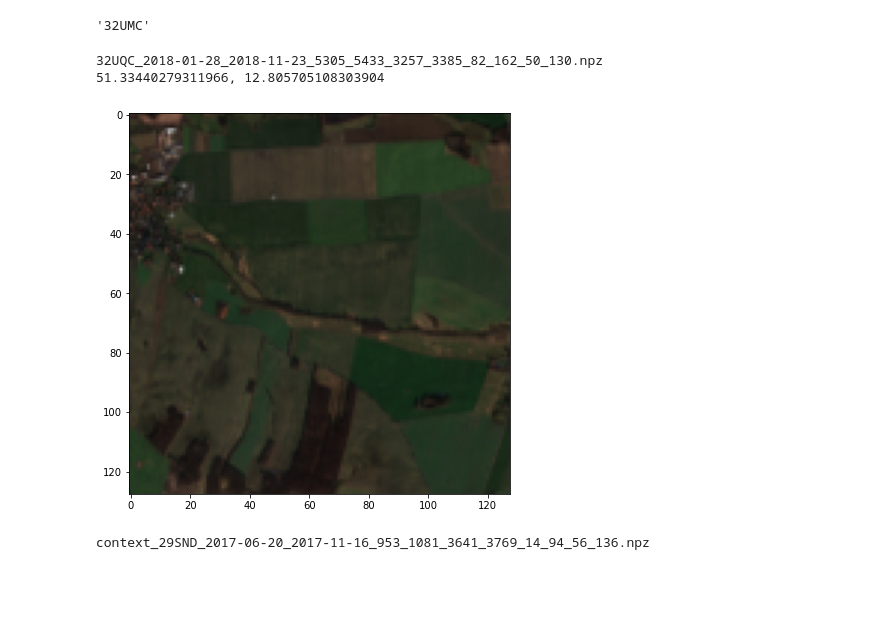
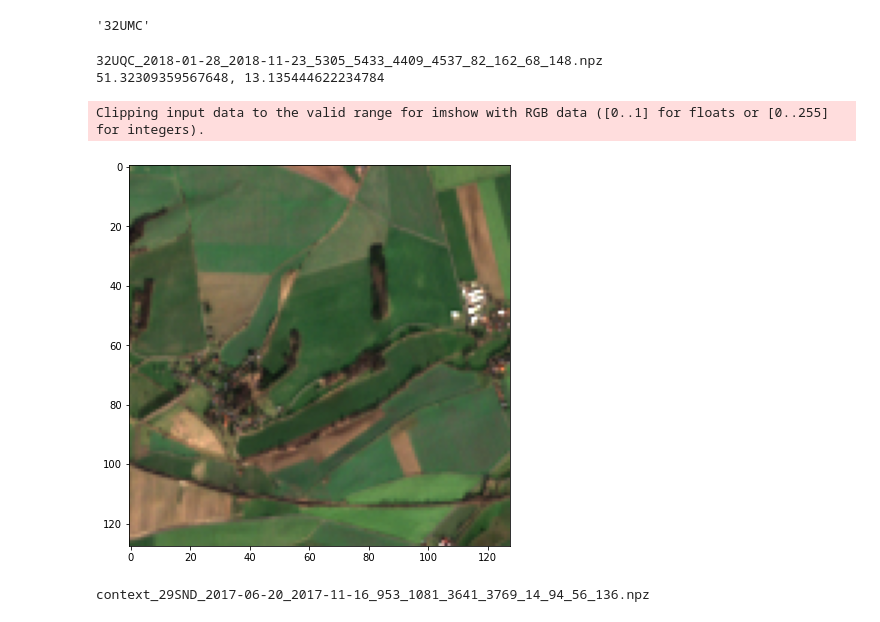
Before and after one commit to rudolfwilliam/satellite_image_forecasting, a Jupyter notebook: demos/data_observation_demo.ipynb, the cells around one changed output. Cells and saved outputs as stored; diff of their text form; code cells hidden in the pictures; blank space fills up the shorter version.

```diff
--- a/demos/data_observation_demo.ipynb
+++ b/demos/data_observation_demo.ipynb
@@ -156,26 +165,27 @@ NEWCOORD = {
     }
 }
 # %%
-ind = 2
+ind = 1
 print(filenames[ind][8:])
 coord = mc(filenames[ind][8:])
 print("{0}, {1}".format(coord[3],coord[0]))
 
 sample = np.load(os.path.join(context , filenames[ind]))
 hrd = sample['highresdynamic']
 md = sample["mesodynamic"]
 
 # Accessing high-resolution and mesoscale static variables (the EUDEM digital elevation model)
 hrs = sample["highresstatic"]
 ms = sample["mesostatic"]
 time = 3
 pic = np.flip(hrd[:,:,:3,time].astype(float),2)*3
 plt.rcParams['figure.figsize'] = [15, 7]
-im = plt.imshow(pic)
-plt.savefig("im"+str(time),bbox_inches="tight", pad_inches = 0)
+im = plt.imshow(pic*2)
+plt.show()
 
 #51.308834, 13.230445
 # %% [output]
-32UQC_2018-01-28_2018-11-23_5305_5433_3257_3385_82_162_50_130.npz
-51.33440279311966, 12.805705108303904
+32UQC_2018-01-28_2018-11-23_5305_5433_4409_4537_82_162_68_148.npz
+51.32309359567648, 13.135444622234784
+Clipping input data to the valid range for imshow with RGB data ([0..1] for floats or [0..255] for integers).
-[figure, old version]
+[figure, new version]
```
Also changed, not shown: parts of 2 cells of this notebook, 4 other files.
